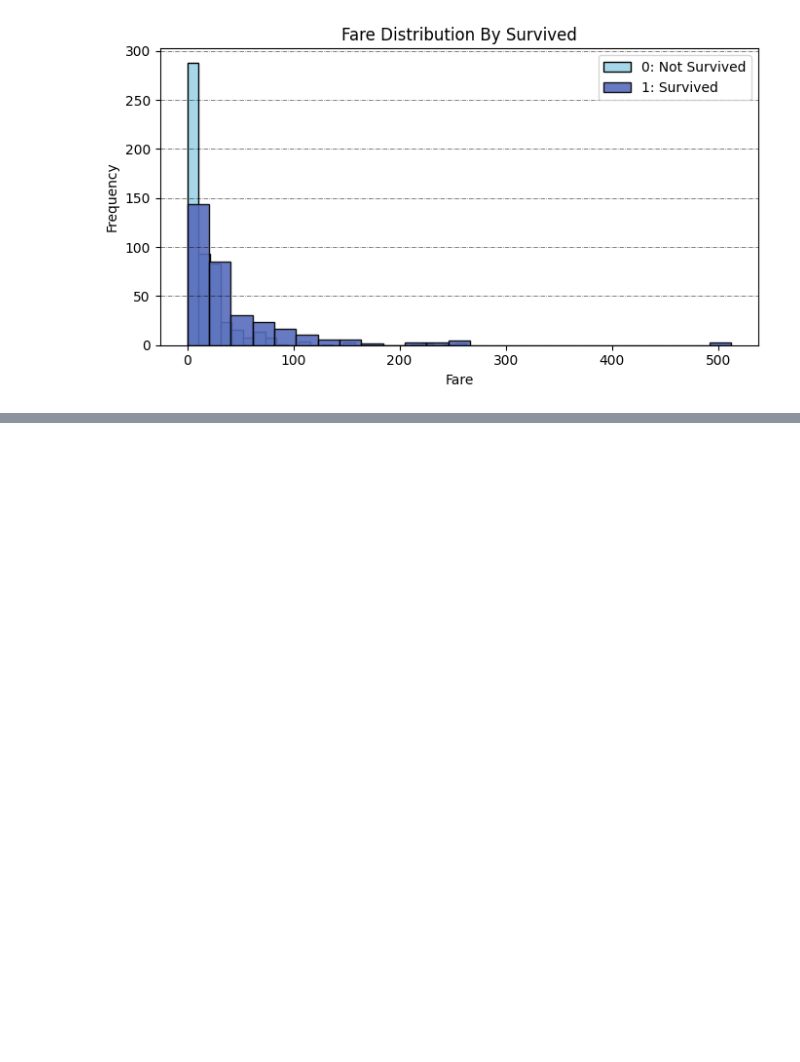
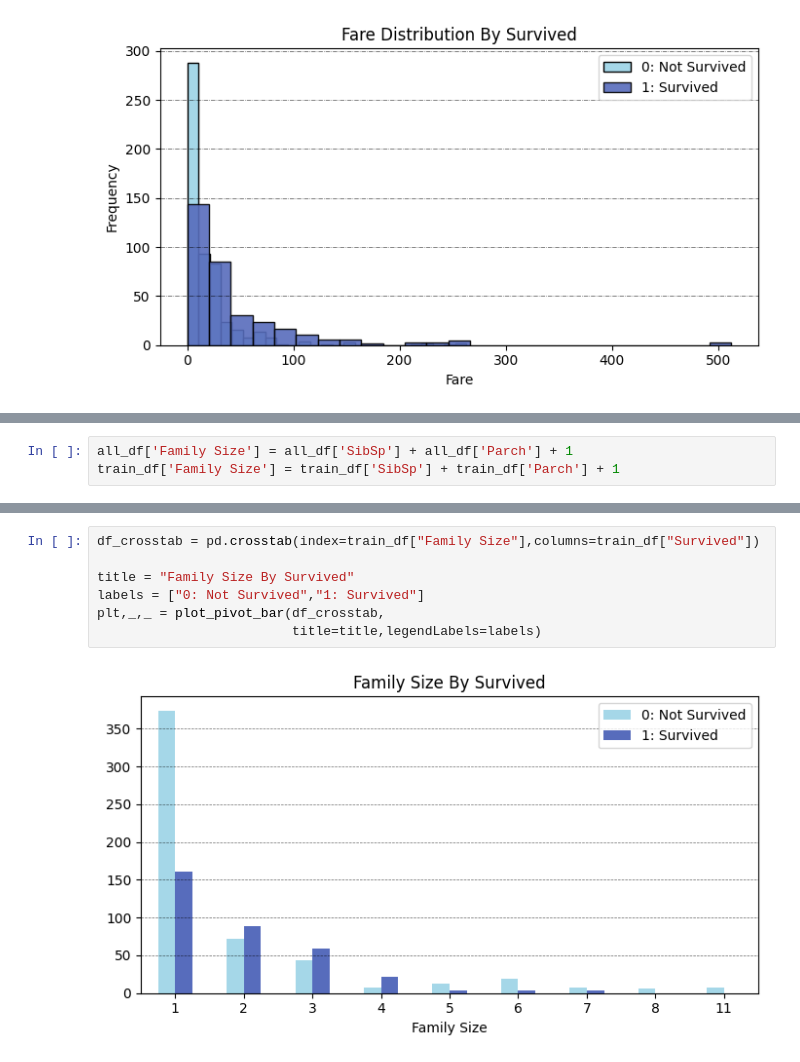
Before and after one commit to powernusa/titanic-eda, a Jupyter notebook: titanic_eda.ipynb, the cells around one changed output, grey strips where cells are left out. Cells and saved outputs as stored; diff of their text form; blank space fills up the shorter version.

Commit message:
feat: 4G. Family Size

```diff
--- a/titanic_eda.ipynb
+++ b/titanic_eda.ipynb
@@ -350,0 +392,3 @@ plt,_,_ = plot_hist_hue(all_df, "Fare", hue="Survived",
+# %%
+all_df['Family Size'] = all_df['SibSp'] + all_df['Parch'] + 1
+train_df['Family Size'] = train_df['SibSp'] + train_df['Parch'] + 1
@@ -350,0 +402,9 @@ plt,_,_ = plot_hist_hue(all_df, "Fare", hue="Survived",
+# %%
+df_crosstab = pd.crosstab(index=train_df["Family Size"],columns=train_df["Survived"])
+
+title = "Family Size By Survived"
+labels = ["0: Not Survived","1: Survived"]
+plt,_,_ = plot_pivot_bar(df_crosstab,
+                         title=title,legendLabels=labels)
+# %% [output]
+[figure, added]
```
Also changed, not shown: parts of 3 cells of this notebook.
